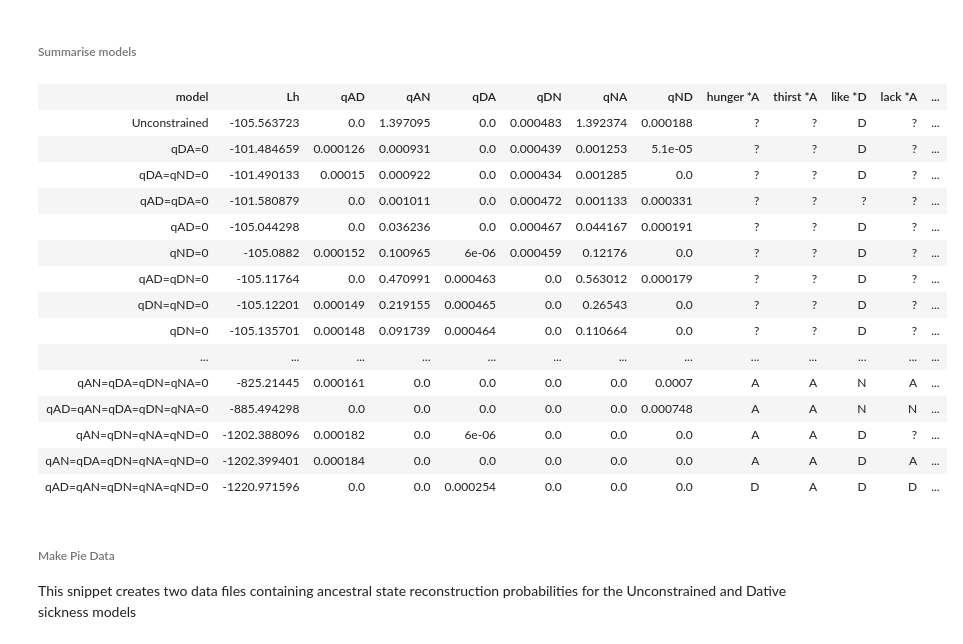
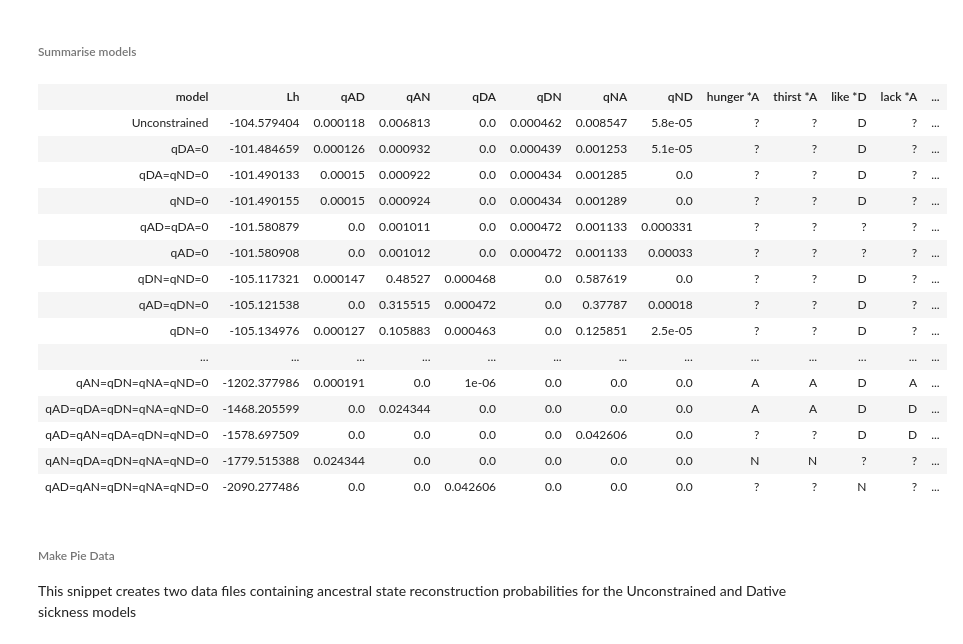
Before and after one commit to evoling/dative-sickness, a Jupyter notebook: dative-sickness.ipynb, the cells around one changed output. Cells and saved outputs as stored; diff of their text form; code cells hidden in the pictures.

```diff
--- a/dative-sickness.ipynb
+++ b/dative-sickness.ipynb
@@ -12,7 +12,7 @@ from subprocess import check_output
 from hashlib import md5
 import rpy2
 # this will raise a CalledProcessError if BayesTraits isn't installed and on the path
-path = check_output(["which", "BayesTraits"]).strip()
+BAYESTRAITS = check_output(["which", "BayesTraits"]).strip()
 # document which version of the binary we are using
-print("Binary version (md5 hash):", md5(open(path, "rb").read()).hexdigest())
+print("Binary version (md5 hash):", md5(open(BAYESTRAITS, "rb").read()).hexdigest())
 # %% [output]
@@ -24,7 +24,7 @@ This notebook is written in [`python`](https://www.python.org/) version 3, and r
 from os.path import exists
 DATAFILE = "data/GmcArgStrucStates.csv"
 assert exists(DATAFILE)
-TREEFILE = "data/germanic-tree.tre"
+TREEFILE = "data/germanic-tree-2.tre"
 assert exists(TREEFILE)
 # %%
 # Setup for using R through python
@@ -147,8 +147,8 @@ for filename in glob("build/*.log"):
         Lh_unconstrained = row_data["Lh"]
     data[model] = row_data
 
-lexemes = ["hunger", "thirst", "like", "lack", "dream", "avail/suffice",
-        "lust", "long", "wonder", "think/seem", "suffice/avail", "fail"]
+lexemes = ["hunger", "thirst", "like", "lack", "dream", "avail",
+        "lust", "long", "wonder", "think/seem", "suffice", "fail"]
 CM_recon = ["A", "A", "D", "A", "A", "D", "A", "A", "A", "D", "D", "A"]
 
 header = (["model", "Lh", "qAD", "qAN", "qDA", "qDN", "qNA", "qND"] +
@@ -182,48 +182,48 @@ for model in sorted(data):
         row.append(row_data[key])
     mismatch = 0
     for i, cm in zip(range(14), CM_recon):
         try:
             d = row_data["S({})".format(i)]
             recon = sorted(d, key=lambda k: d[k])[-1]
             if d[recon] < 0.95:
                 recon = "?"
                 mismatch += 1
             else:
                 recon = recon[-2]
                 if recon != cm:
                     mismatch += 1
             row.append(recon)
         except KeyError:
             pass
     row.append(mismatch)
     row.append(2* (Lh_unconstrained - row_data["Lh"]))
     rows.append(row)
 
 for row in sorted(rows, key=lambda e: (e[0]!="Unconstrained", -e[1])):
     print("<tr>{}</tr>".format(
             "".join(["<td>{}</td>".format(item) for item in row])),
             file=results)
 print("</table>", file=results)
 
 results.seek(0)
 HTML(results.read())
 # %% [output]
 | model | Lh | qAD | qAN | qDA | qDN | qNA | qND | hunger *A | thirst *A | like *D | lack *A | ... |
-| Unconstrained | -105.563723 | 0.0 | 1.397095 | 0.0 | 0.000483 | 1.392374 | 0.000188 | ? | ? | D | ? | ... |
-| qDA=0 | -101.484659 | 0.000126 | 0.000931 | 0.0 | 0.000439 | 0.001253 | 5.1e-05 | ? | ? | D | ? | ... |
+| Unconstrained | -104.579404 | 0.000118 | 0.006813 | 0.0 | 0.000462 | 0.008547 | 5.8e-05 | ? | ? | D | ? | ... |
+| qDA=0 | -101.484659 | 0.000126 | 0.000932 | 0.0 | 0.000439 | 0.001253 | 5.1e-05 | ? | ? | D | ? | ... |
 | qDA=qND=0 | -101.490133 | 0.00015 | 0.000922 | 0.0 | 0.000434 | 0.001285 | 0.0 | ? | ? | D | ? | ... |
+| qND=0 | -101.490155 | 0.00015 | 0.000924 | 0.0 | 0.000434 | 0.001289 | 0.0 | ? | ? | D | ? | ... |
 | qAD=qDA=0 | -101.580879 | 0.0 | 0.001011 | 0.0 | 0.000472 | 0.001133 | 0.000331 | ? | ? | ? | ? | ... |
-| qAD=0 | -105.044298 | 0.0 | 0.036236 | 0.0 | 0.000467 | 0.044167 | 0.000191 | ? | ? | D | ? | ... |
-| qND=0 | -105.0882 | 0.000152 | 0.100965 | 6e-06 | 0.000459 | 0.12176 | 0.0 | ? | ? | D | ? | ... |
-| qAD=qDN=0 | -105.11764 | 0.0 | 0.470991 | 0.000463 | 0.0 | 0.563012 | 0.000179 | ? | ? | D | ? | ... |
-| qDN=qND=0 | -105.12201 | 0.000149 | 0.219155 | 0.000465 | 0.0 | 0.26543 | 0.0 | ? | ? | D | ? | ... |
-| qDN=0 | -105.135701 | 0.000148 | 0.091739 | 0.000464 | 0.0 | 0.110664 | 0.0 | ? | ? | D | ? | ... |
+| qAD=0 | -101.580908 | 0.0 | 0.001012 | 0.0 | 0.000472 | 0.001133 | 0.00033 | ? | ? | ? | ? | ... |
+| qDN=qND=0 | -105.117321 | 0.000147 | 0.48527 | 0.000468 | 0.0 | 0.587619 | 0.0 | ? | ? | D | ? | ... |
+| qAD=qDN=0 | -105.121538 | 0.0 | 0.315515 | 0.000472 | 0.0 | 0.37787 | 0.00018 | ? | ? | D | ? | ... |
+| qDN=0 | -105.134976 | 0.000127 | 0.105883 | 0.000463 | 0.0 | 0.125851 | 2.5e-05 | ? | ? | D | ? | ... |
 | ... | ... | ... | ... | ... | ... | ... | ... | ... | ... | ... | ... | ... |
-| qAN=qDA=qDN=qNA=0 | -825.21445 | 0.000161 | 0.0 | 0.0 | 0.0 | 0.0 | 0.0007 | A | A | N | A | ... |
-| qAD=qAN=qDA=qDN=qNA=0 | -885.494298 | 0.0 | 0.0 | 0.0 | 0.0 | 0.0 | 0.000748 | A | A | N | N | ... |
-| qAN=qDN=qNA=qND=0 | -1202.388096 | 0.000182 | 0.0 | 6e-06 | 0.0 | 0.0 | 0.0 | A | A | D | ? | ... |
-| qAN=qDA=qDN=qNA=qND=0 | -1202.399401 | 0.000184 | 0.0 | 0.0 | 0.0 | 0.0 | 0.0 | A | A | D | A | ... |
-| qAD=qAN=qDN=qNA=qND=0 | -1220.971596 | 0.0 | 0.0 | 0.000254 | 0.0 | 0.0 | 0.0 | D | A | D | D | ... |
+| qAN=qDN=qNA=qND=0 | -1202.377986 | 0.000191 | 0.0 | 1e-06 | 0.0 | 0.0 | 0.0 | A | A | D | A | ... |
+| qAD=qDA=qDN=qNA=qND=0 | -1468.205599 | 0.0 | 0.024344 | 0.0 | 0.0 | 0.0 | 0.0 | A | A | D | D | ... |
+| qAD=qAN=qDA=qDN=qND=0 | -1578.697509 | 0.0 | 0.0 | 0.0 | 0.0 | 0.042606 | 0.0 | ? | ? | D | D | ... |
+| qAN=qDA=qDN=qNA=qND=0 | -1779.515388 | 0.024344 | 0.0 | 0.0 | 0.0 | 0.0 | 0.0 | N | N | ? | ? | ... |
+| qAD=qAN=qDN=qNA=qND=0 | -2090.277486 | 0.0 | 0.0 | 0.042606 | 0.0 | 0.0 | 0.0 | ? | ? | N | ? | ... |
 # %% [markdown]
 ###### Make Pie Data
 
```
Also changed, not shown: parts of 6 cells of this notebook.
